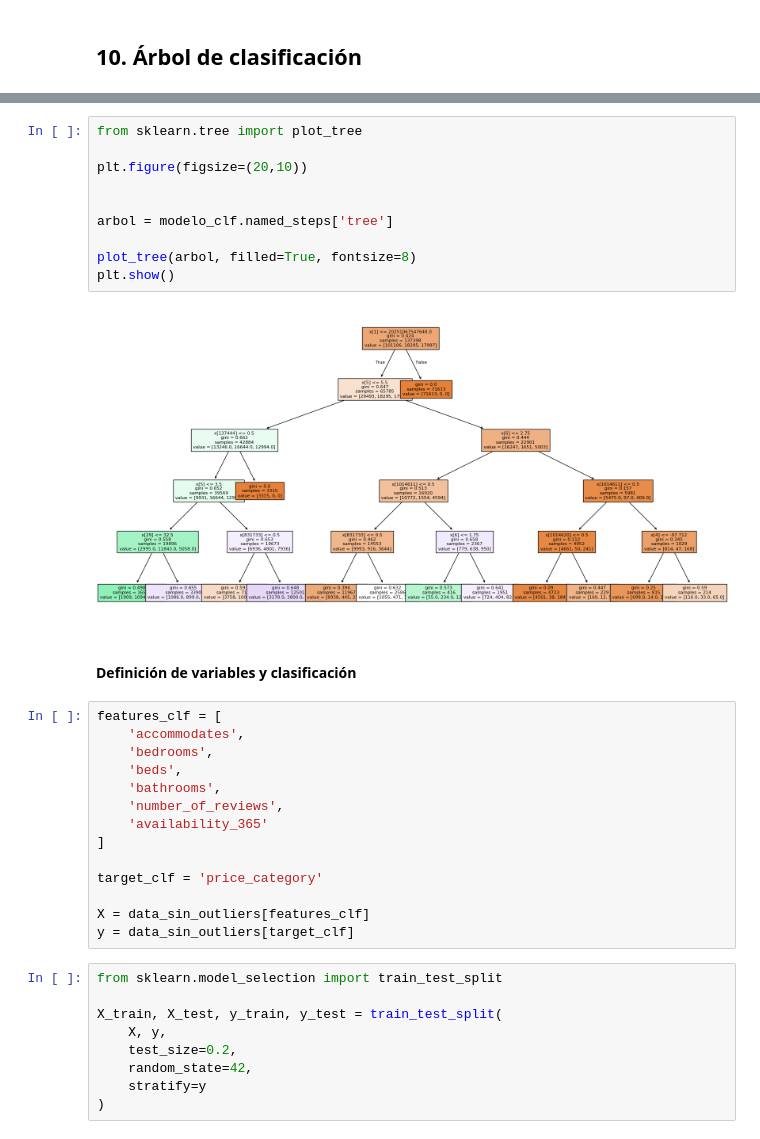
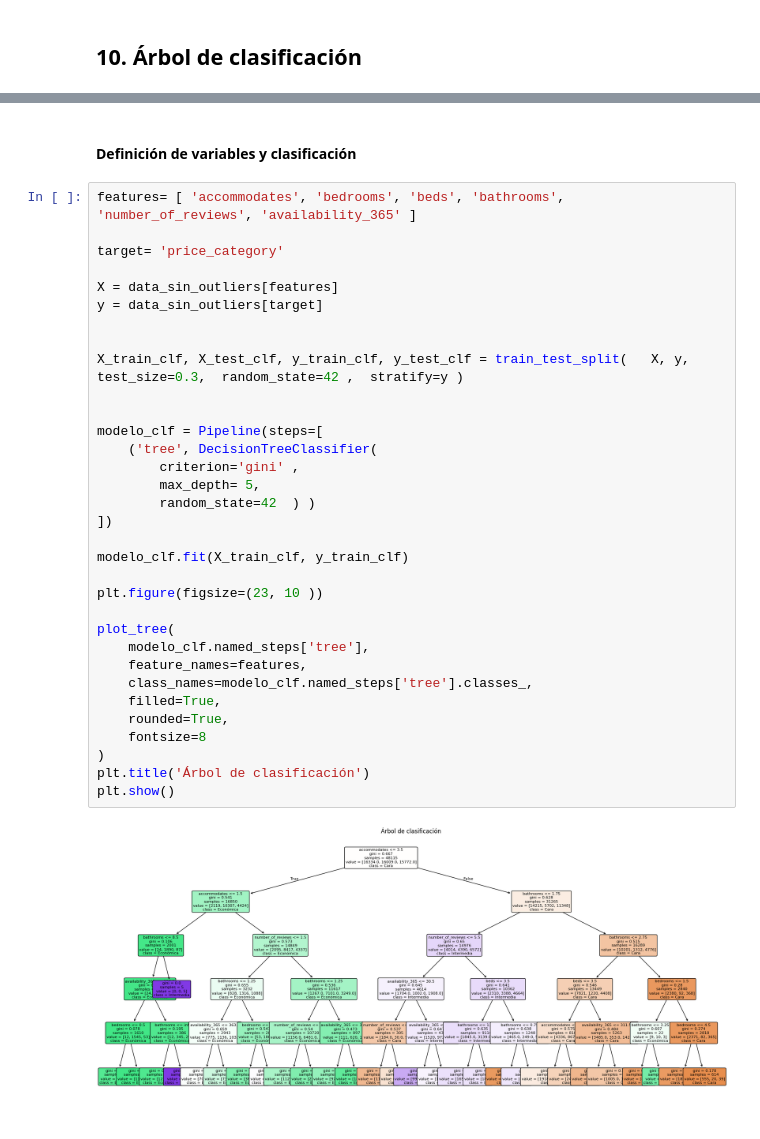
Before and after one commit to belennmm/MD_Lab4_Arboles, a Jupyter notebook: Notebooks/arboles.ipynb, the cells around one changed output, grey strips where cells are left out. Drawn from its saved outputs; the diff is of its cells as text.

```diff
--- a/Notebooks/arboles.ipynb
+++ b/Notebooks/arboles.ipynb
@@ -1175,37 +1138,37 @@ Pipeline(steps=[('prep',
-# %%
-from sklearn.tree import plot_tree
-
-plt.figure(figsize=(20,10))
-
-
-arbol = modelo_clf.named_steps['tree']
-
-plot_tree(arbol, filled=True, fontsize=8)
-plt.show()
-# %% [output]
-[figure, removed]
 # %% [markdown]
 #### Definición de variables y clasificación
 # %%
-features_clf = [
-    'accommodates',
-    'bedrooms',
-    'beds',
-    'bathrooms',
-    'number_of_reviews',
-    'availability_365'
-]
+features= [ 'accommodates', 'bedrooms', 'beds', 'bathrooms', 'number_of_reviews', 'availability_365' ]
 
-target_clf = 'price_category'
+target= 'price_category'
 
-X = data_sin_outliers[features_clf]
-y = data_sin_outliers[target_clf]
+X = data_sin_outliers[features]
+y = data_sin_outliers[target]
+
+
+X_train_clf, X_test_clf, y_train_clf, y_test_clf = train_test_split(   X, y,  test_size=0.3,  random_state=42 ,  stratify=y )
+
+
+modelo_clf = Pipeline(steps=[
+    ('tree', DecisionTreeClassifier(
+        criterion='gini' ,
+        max_depth= 5,
+        random_state=42  ) )
+])
+
+modelo_clf.fit(X_train_clf, y_train_clf)
+
+plt.figure(figsize=(23, 10 ))
+
+plot_tree(
+    modelo_clf.named_steps['tree'],
+    feature_names=features,
+    class_names=modelo_clf.named_steps['tree'].classes_,
+    filled=True,
+    rounded=True,
+    fontsize=8
+)
+plt.title('Árbol de clasificación')
+plt.show()
+# %% [output]
+[figure, added]
-# %%
-from sklearn.model_selection import train_test_split
-
-X_train, X_test, y_train, y_test = train_test_split(
-    X, y,
-    test_size=0.2,
-    random_state=42,
-    stratify=y
-)
```
Also changed, not shown: parts of 10 cells of this notebook.
